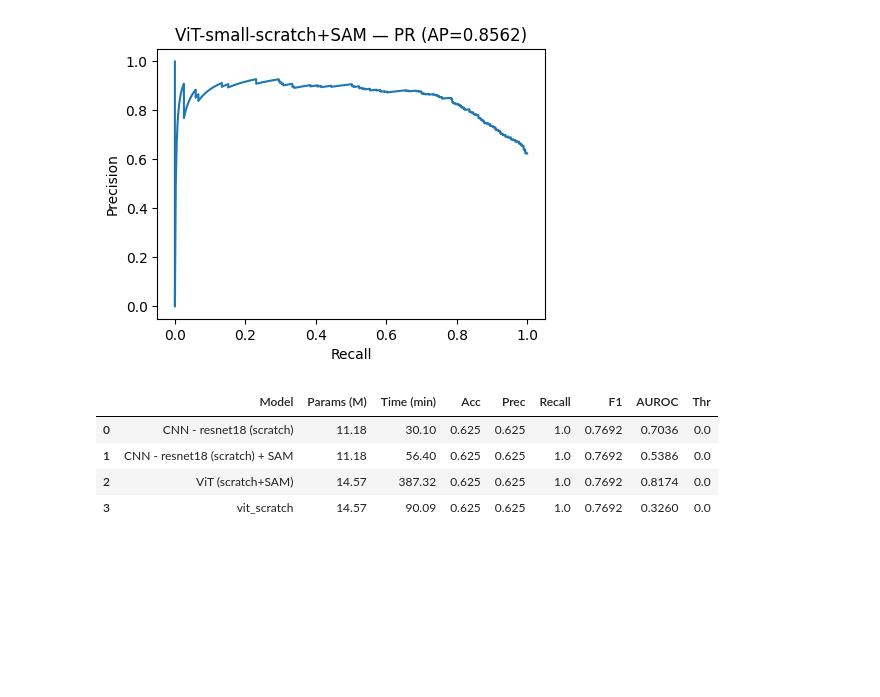
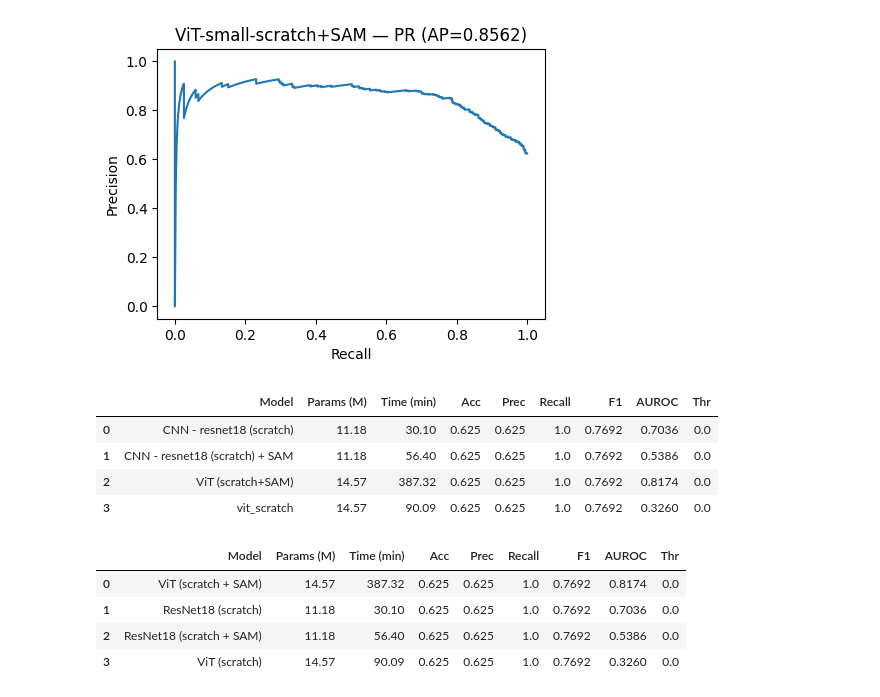
Before and after one commit to fouada/Deep-Learning-Project, a Jupyter notebook: notebooks/ViT_ResNet_SAM_Screening_Aligned.ipynb, the cells around one changed output. Saved outputs shown, nothing was run; the diff lists cells and outputs as text; code cells hidden in the pictures; blank space fills up the shorter version.

Commit message:
update VIT vs Resnet scratch with sam

```diff
--- a/notebooks/ViT_ResNet_SAM_Screening_Aligned.ipynb
+++ b/notebooks/ViT_ResNet_SAM_Screening_Aligned.ipynb
@@ -778,7 +778,8 @@ df
 | 3 | vit_scratch | 14.57 | 90.09 | 0.625 | 0.625 | 1.0 | 0.7692 | 0.3260 | 0.0 |
 # %%
 # === RESULTS NORMALIZER & FINAL TABLE (robust) ===
-import math, numpy as np, pandas as pd
+import numpy as np, pandas as pd
+from IPython.display import display
 
 def _looks_like_summary(d):
     if not isinstance(d, dict): return False
@@ -792,44 +793,59 @@ def _extract_summary(res):
         if isinstance(v, dict) and _looks_like_summary(v):
             thr = res.get("threshold", v.get("thr", 0.5))
             return v, thr, res.get("time_sec", res.get("train_time_sec")), res.get("params", res.get("n_params"))
     if _looks_like_summary(res):
         return res, res.get("thr",0.5), res.get("time_sec"), res.get("params")
     return None
 
 def _row(name, res):
     ext = _extract_summary(res)
     if not ext: return None
     summ, thr, time_sec, params = ext
     return {
         "Model": name,
         "Params (M)": round(params/1e6, 2) if isinstance(params,(int,float,np.number)) else None,
         "Time (min)": round(time_sec/60, 2) if isinstance(time_sec,(int,float,np.number)) else None,
         "Acc": round(float(summ["acc"]),4),
         "Prec": round(float(summ["precision"]),4),
         "Recall": round(float(summ["recall"]),4),
         "F1": round(float(summ["f1"]),4),
         "AUROC": round(float(summ.get("auroc", float("nan"))),4),
         "Thr": round(float(thr),3),
     }
 
-# Expect these names in THIS notebook:
-candidates = {
-    "ResNet18 (scratch)"         : globals().get("resnet18_scratch_results"),
-    "ResNet18 (scratch + SAM)"   : globals().get("resnet18_scratch_sam_results"),
-    "ViT (scratch)"              : globals().get("vit_scratch_results"),
-    "ViT (scratch + SAM)"        : globals().get("vit_scratch_sam_results"),
+pretty = {
+    "ResNet18-scratch":          "ResNet18 (scratch)",
+    "ResNet18-scratch+SAM":      "ResNet18 (scratch + SAM)",
+    "ViT-small-scratch":         "ViT (scratch)",
+    "ViT-small-scratch+SAM":     "ViT (scratch + SAM)",
 }
 
+# Gather from globals
+candidates = {
+    "ResNet18 (scratch)"        : globals().get("resnet18_scratch_results"),
+    "ResNet18 (scratch + SAM)"  : globals().get("resnet18_scratch_sam_results"),
+    "ViT (scratch)"             : globals().get("vit_scratch_results"),
+    "ViT (scratch + SAM)"       : globals().get("vit_scratch_sam_results"),
+}
 rows = [r for name,res in candidates.items() if (r:=_row(name,res))]
+
+# Fallback: also gather from results_registry if present
+reg = globals().get("results_registry", {}) or {}
+for tag, res in reg.items():
+    name = pretty.get(tag, tag)
+    r = _row(name, res)
+    if r and all(rr["Model"] != r["Model"] for rr in rows):
+        rows.append(r)
+
 if not rows:
-    print("No populated result dicts found. Run the experiment cells first.")
+    print("No results found. Please run the training/eval cells (A–D) first.")
 else:
     df = pd.DataFrame(rows).dropna(how="all", axis=1)
-    # Screening emphasis: sort by F1, tie-break by AUROC
     df = df.sort_values(by=["F1","AUROC"], ascending=False).reset_index(drop=True)
-    try:
-        from ace_tools import display_dataframe_to_user
-        display_dataframe_to_user("Final comparison", df)
-    except Exception:
-        pass
-    df
+    display(df)
+# %% [output]
+|  | Model | Params (M) | Time (min) | Acc | Prec | Recall | F1 | AUROC | Thr |
+| 0 | ViT (scratch + SAM) | 14.57 | 387.32 | 0.625 | 0.625 | 1.0 | 0.7692 | 0.8174 | 0.0 |
+| 1 | ResNet18 (scratch) | 11.18 | 30.10 | 0.625 | 0.625 | 1.0 | 0.7692 | 0.7036 | 0.0 |
+| 2 | ResNet18 (scratch + SAM) | 11.18 | 56.40 | 0.625 | 0.625 | 1.0 | 0.7692 | 0.5386 | 0.0 |
+| 3 | ViT (scratch) | 14.57 | 90.09 | 0.625 | 0.625 | 1.0 | 0.7692 | 0.3260 | 0.0 |
```
